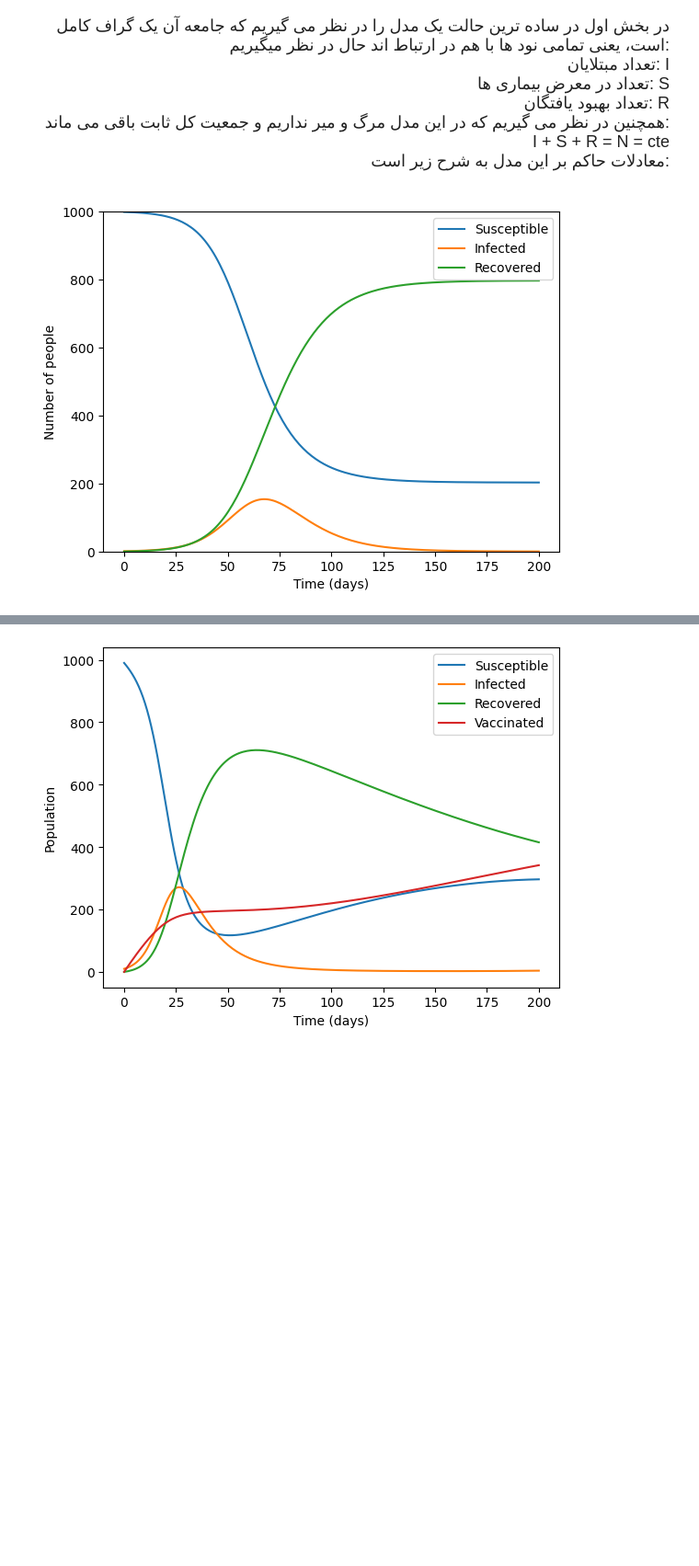
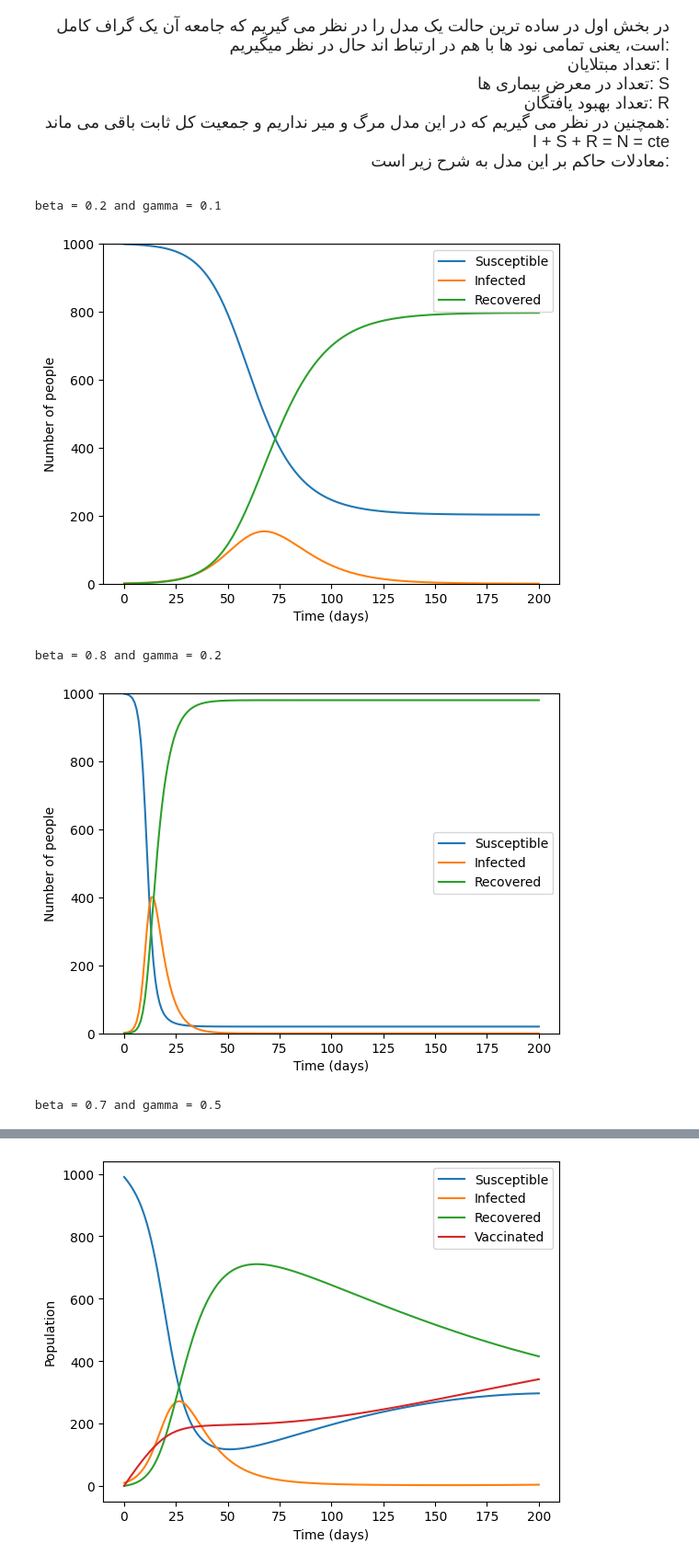
Before and after one commit to imghady/Models-of-percolation-and-epidemic-spreading, a Jupyter notebook: csp.ipynb, the cells around one changed output, grey strips where cells are left out. Shown: that part at 92% size. Drawn from its saved outputs; the diff is of its cells as text; code cells hidden in the pictures; blank space fills up the shorter version.

```diff
--- a/csp.ipynb
+++ b/csp.ipynb
@@ -38,40 +38,73 @@ I + S + R = N = cte
 # %%
 import numpy as np
 from scipy.integrate import odeint
 import matplotlib.pyplot as plt
 
 # Define initial conditions
 N = 1000          # total population
 I0, R0 = 1, 0     # infected and recovered at t=0
 S0 = N - I0 - R0  # susceptible at t=0
-beta = 0.2        # infection rate
-gamma = 0.1       # recovery rate
+beta1 = 0.2        # infection rate
+beta2 = 0.8        # infection rate
+beta3 = 0.7        # infection rate
+gamma1 = 0.1       # recovery rate
+gamma2 = 0.2       # recovery rate
+gamma3 = 0.5       # recovery rate
 
 # Define the differential equations for S, I, and R
 def deriv(y, t, N, beta, gamma):
     S, I, R = y
     dSdt = -beta * S * I / N
     dIdt = beta * S * I / N - gamma * I
     dRdt = gamma * I
     return dSdt, dIdt, dRdt
 
 # Define the time points to simulate over
 t = np.linspace(0, 200, 200)
 
 # Solve the differential equations
 y0 = S0, I0, R0
-ret = odeint(deriv, y0, t, args=(N, beta, gamma))
-S, I, R = ret.T
+ret1 = odeint(deriv, y0, t, args=(N, beta1, gamma1))
+ret2 = odeint(deriv, y0, t, args=(N, beta2, gamma2))
+ret3 = odeint(deriv, y0, t, args=(N, beta3, gamma3))
+S1, I1, R1 = ret1.T
+S2, I2, R2 = ret2.T
+S3, I3, R3 = ret3.T
 
 # Plot the results
-fig, ax = plt.subplots()
-ax.plot(t, S, label='Susceptible')
-ax.plot(t, I, label='Infected')
-ax.plot(t, R, label='Recovered')
-ax.set_xlabel('Time (days)')
-ax.set_ylabel('Number of people')
-ax.set_ylim(0, N)
-ax.legend()
+print("beta = 0.2 and gamma = 0.1")
+fig1, ax1 = plt.subplots()
+ax1.plot(t, S1, label='Susceptible')
+ax1.plot(t, I1, label='Infected')
+ax1.plot(t, R1, label='Recovered')
+ax1.set_xlabel('Time (days)')
+ax1.set_ylabel('Number of people')
+ax1.set_ylim(0, N)
+ax1.legend()
 plt.show()
+print("beta = 0.8 and gamma = 0.2")
+fig2, ax2 = plt.subplots()
+ax2.plot(t, S2, label='Susceptible')
+ax2.plot(t, I2, label='Infected')
+ax2.plot(t, R2, label='Recovered')
+ax2.set_xlabel('Time (days)')
+ax2.set_ylabel('Number of people')
+ax2.set_ylim(0, N)
+ax2.legend()
+plt.show()
+print("beta = 0.7 and gamma = 0.5")
+fig3, ax3 = plt.subplots()
+ax3.plot(t, S3, label='Susceptible')
+ax3.plot(t, I3, label='Infected')
+ax3.plot(t, R3, label='Recovered')
+ax3.set_xlabel('Time (days)')
+ax3.set_ylabel('Number of people')
+ax3.set_ylim(0, N)
+ax3.legend()
+plt.show()
 # %% [output]
+beta = 0.2 and gamma = 0.1
 [figure]
+beta = 0.8 and gamma = 0.2
+[figure, added]
+beta = 0.7 and gamma = 0.5
```
Also changed, not shown: parts of 1 cell of this notebook.
